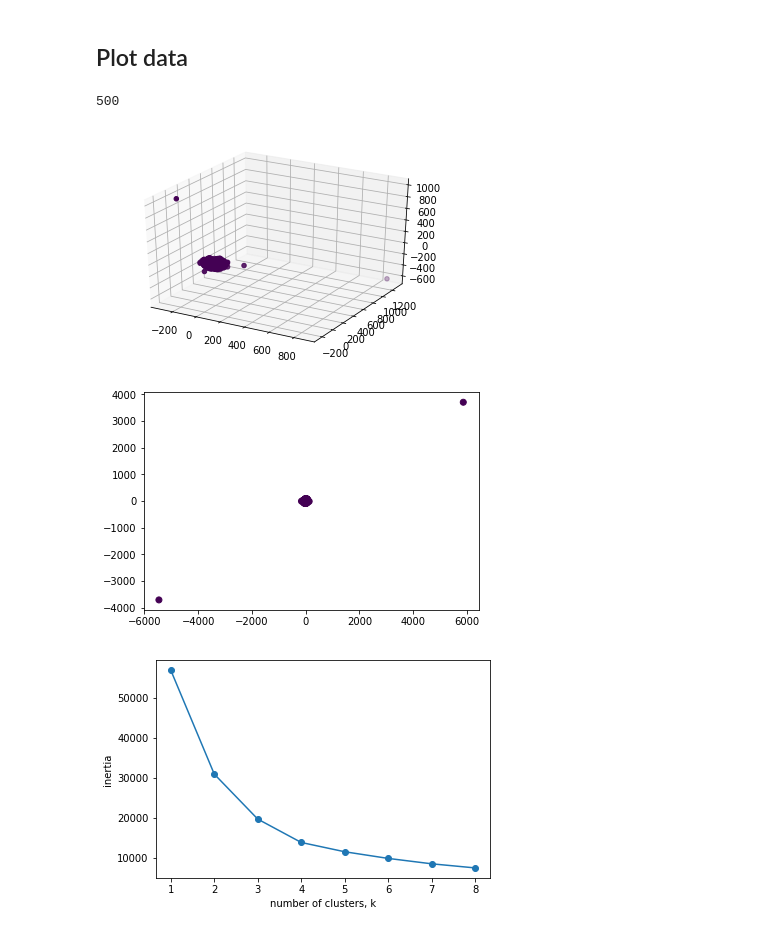
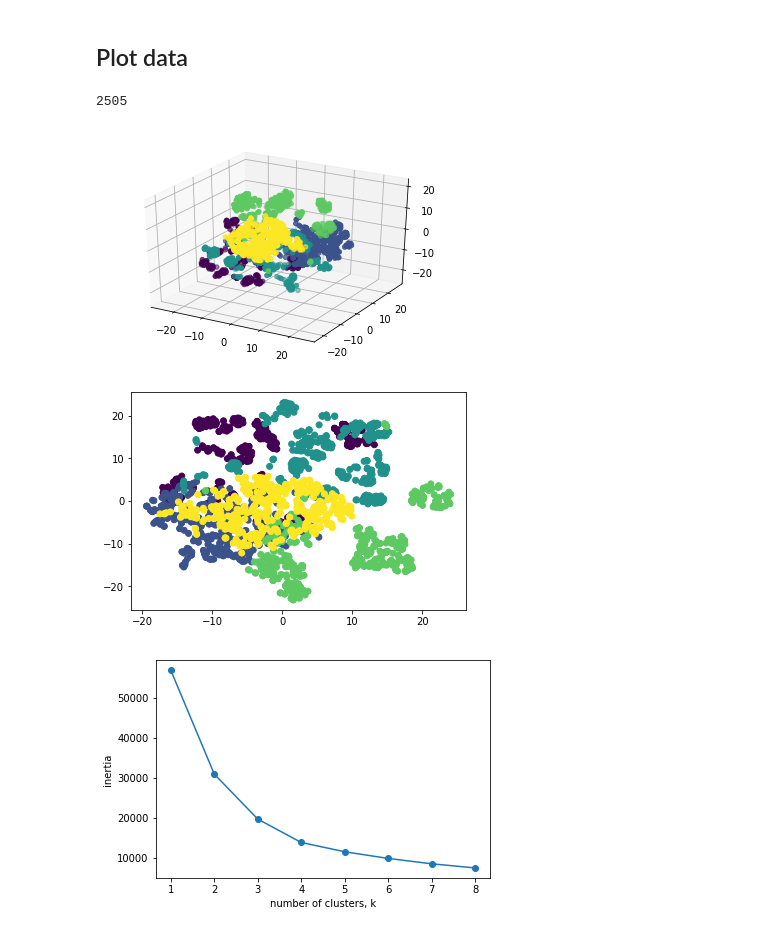
Before and after one commit to Machine-Learning-FGA/Hand-Postures, a Jupyter notebook: Preprocessing + KMeans.ipynb, the cells around one changed output. Saved outputs shown, nothing was run; the diff lists cells and outputs as text; code cells hidden in the pictures.

Commit message:
Update plot

```diff
--- a/Preprocessing + KMeans.ipynb
+++ b/Preprocessing + KMeans.ipynb
@@ -108,37 +108,37 @@ from mpl_toolkits.mplot3d import Axes3D
 
 dados = new_dataset.sort_values('Class')
 dados_print = []
 classes = []
 atual = 1
 cont = 0
 shape = dados.shape
 AMOSTRA = 500
 for i in range(1, shape[0]):
-    if cont < AMOSTRA and atual == dados.loc[i, 'Class']:
-        dados_print.append(dados.iloc[i-1, 1:])
+    if cont <= AMOSTRA and atual == dados.loc[i, 'Class']:
+        dados_print.append(dados.loc[i, :])
         classes.append(dados.loc[i, 'Class'])
         cont+=1
     elif cont > AMOSTRA:
         cont = 0
         atual = (atual + 1) % 6
 dados_print2 = dados_print
 AUXLEN = len(dados_print)
 print(len(dados_print))
 model = TSNE(learning_rate=200, n_components=3)
 tsne_features = model.fit_transform(dados_print)
 
 fig = plt.figure()
 ax = fig.add_subplot(111, projection='3d')
 xs = tsne_features[:,0]
 # Select the 1st feature: ys
 ys = tsne_features[:,1]
 zs = tsne_features[:, 2]
 # Scatter plot, coloring by variety_numbers
 ax.scatter(xs, ys, zs, c=np.array(classes))
 plt.show()
 # %% [output]
-500
+2505
-[figure, old version]
+[figure, new version]
 # %%
 model2 = TSNE(learning_rate=200, n_components=2)
 tsne_features = model.fit_transform(dados_print2)
@@ -147,7 +147,7 @@ ys = tsne_features[:, 1]
 plt.scatter(xs, ys, c=np.array(classes))
 plt.show()
 # %% [output]
-[figure, old version]
+[figure, new version]
 # %%
 def plota_maos(dados_print, rang):
     for k in range(rang):
```
